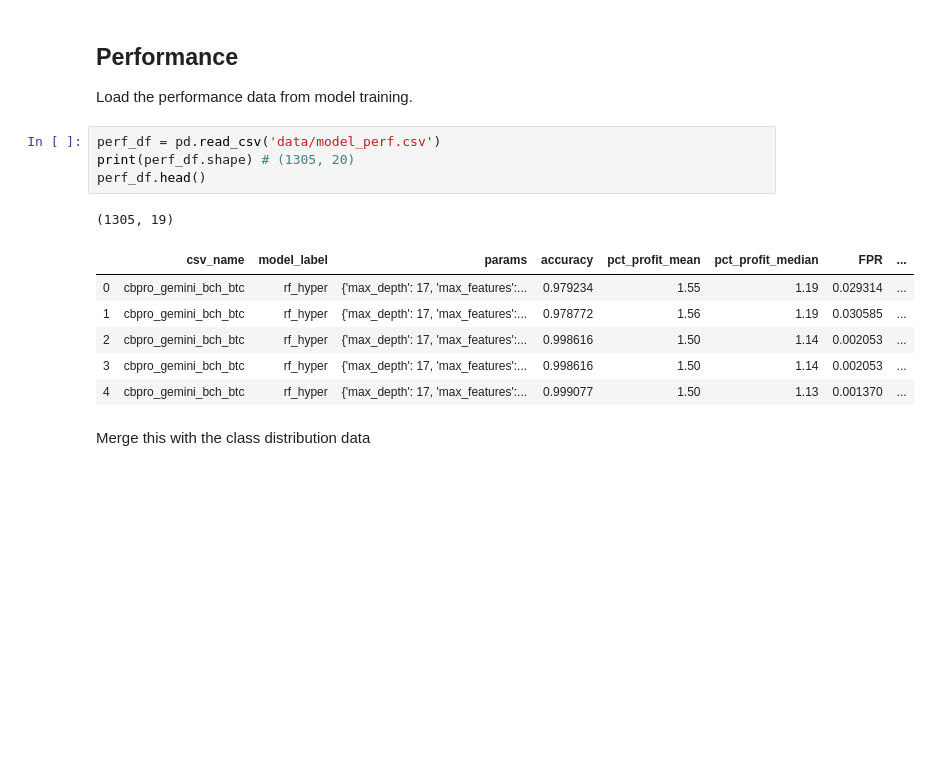
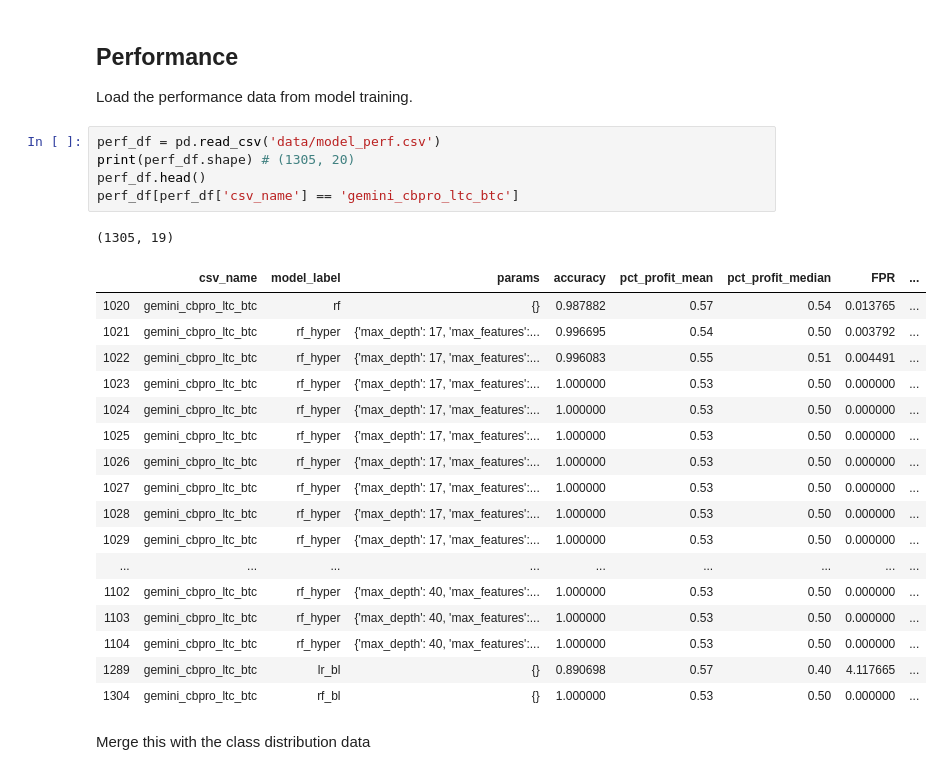
Before and after one commit to Cryptolytic-app/cryptolyticapp, a Jupyter notebook: modeling/3_arbitrage_model_evaluation.ipynb, the cells around one changed output. Saved outputs shown, nothing was run; the diff lists cells and outputs as text; blank space fills up the shorter version.

```diff
--- a/modeling/3_arbitrage_model_evaluation.ipynb
+++ b/modeling/3_arbitrage_model_evaluation.ipynb
@@ -183,15 +183,27 @@ Load the performance data from model training.
 # %%
 perf_df = pd.read_csv('data/model_perf.csv')
 print(perf_df.shape) # (1305, 20)
 perf_df.head()
+perf_df[perf_df['csv_name'] == 'gemini_cbpro_ltc_btc']
 # %% [output]
 (1305, 19)
 |  | csv_name | model_label | params | accuracy | pct_profit_mean | pct_profit_median | FPR | ... |
-| 0 | cbpro_gemini_bch_btc | rf_hyper | {'max_depth': 17, 'max_features':... | 0.979234 | 1.55 | 1.19 | 0.029314 | ... |
-| 1 | cbpro_gemini_bch_btc | rf_hyper | {'max_depth': 17, 'max_features':... | 0.978772 | 1.56 | 1.19 | 0.030585 | ... |
-| 2 | cbpro_gemini_bch_btc | rf_hyper | {'max_depth': 17, 'max_features':... | 0.998616 | 1.50 | 1.14 | 0.002053 | ... |
-| 3 | cbpro_gemini_bch_btc | rf_hyper | {'max_depth': 17, 'max_features':... | 0.998616 | 1.50 | 1.14 | 0.002053 | ... |
-| 4 | cbpro_gemini_bch_btc | rf_hyper | {'max_depth': 17, 'max_features':... | 0.999077 | 1.50 | 1.13 | 0.001370 | ... |
+| 1020 | gemini_cbpro_ltc_btc | rf | {} | 0.987882 | 0.57 | 0.54 | 0.013765 | ... |
+| 1021 | gemini_cbpro_ltc_btc | rf_hyper | {'max_depth': 17, 'max_features':... | 0.996695 | 0.54 | 0.50 | 0.003792 | ... |
+| 1022 | gemini_cbpro_ltc_btc | rf_hyper | {'max_depth': 17, 'max_features':... | 0.996083 | 0.55 | 0.51 | 0.004491 | ... |
+| 1023 | gemini_cbpro_ltc_btc | rf_hyper | {'max_depth': 17, 'max_features':... | 1.000000 | 0.53 | 0.50 | 0.000000 | ... |
+| 1024 | gemini_cbpro_ltc_btc | rf_hyper | {'max_depth': 17, 'max_features':... | 1.000000 | 0.53 | 0.50 | 0.000000 | ... |
+| 1025 | gemini_cbpro_ltc_btc | rf_hyper | {'max_depth': 17, 'max_features':... | 1.000000 | 0.53 | 0.50 | 0.000000 | ... |
+| 1026 | gemini_cbpro_ltc_btc | rf_hyper | {'max_depth': 17, 'max_features':... | 1.000000 | 0.53 | 0.50 | 0.000000 | ... |
+| 1027 | gemini_cbpro_ltc_btc | rf_hyper | {'max_depth': 17, 'max_features':... | 1.000000 | 0.53 | 0.50 | 0.000000 | ... |
+| 1028 | gemini_cbpro_ltc_btc | rf_hyper | {'max_depth': 17, 'max_features':... | 1.000000 | 0.53 | 0.50 | 0.000000 | ... |
+| 1029 | gemini_cbpro_ltc_btc | rf_hyper | {'max_depth': 17, 'max_features':... | 1.000000 | 0.53 | 0.50 | 0.000000 | ... |
+| ... | ... | ... | ... | ... | ... | ... | ... | ... |
+| 1102 | gemini_cbpro_ltc_btc | rf_hyper | {'max_depth': 40, 'max_features':... | 1.000000 | 0.53 | 0.50 | 0.000000 | ... |
+| 1103 | gemini_cbpro_ltc_btc | rf_hyper | {'max_depth': 40, 'max_features':... | 1.000000 | 0.53 | 0.50 | 0.000000 | ... |
+| 1104 | gemini_cbpro_ltc_btc | rf_hyper | {'max_depth': 40, 'max_features':... | 1.000000 | 0.53 | 0.50 | 0.000000 | ... |
+| 1289 | gemini_cbpro_ltc_btc | lr_bl | {} | 0.890698 | 0.57 | 0.40 | 4.117665 | ... |
+| 1304 | gemini_cbpro_ltc_btc | rf_bl | {} | 1.000000 | 0.53 | 0.50 | 0.000000 | ... |
 # %% [markdown]
 Merge this with the class distribution data
 # %%
```
Also changed, not shown: parts of 3 cells of this notebook.
